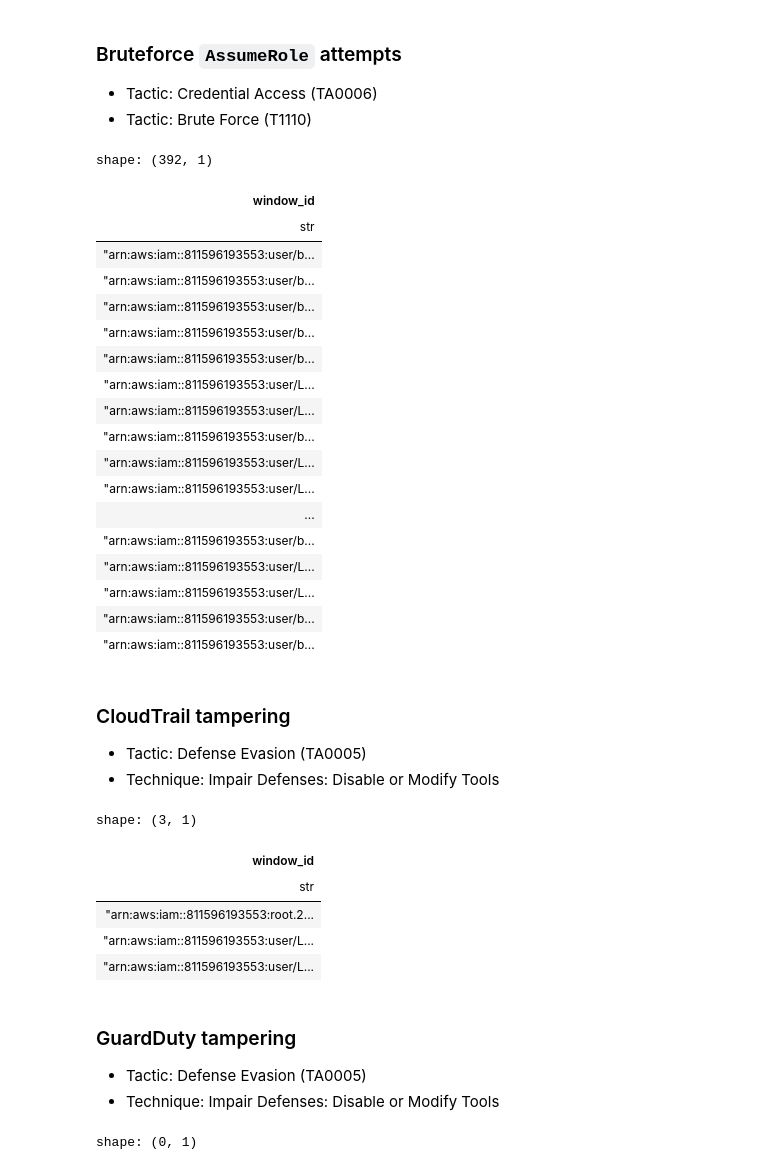
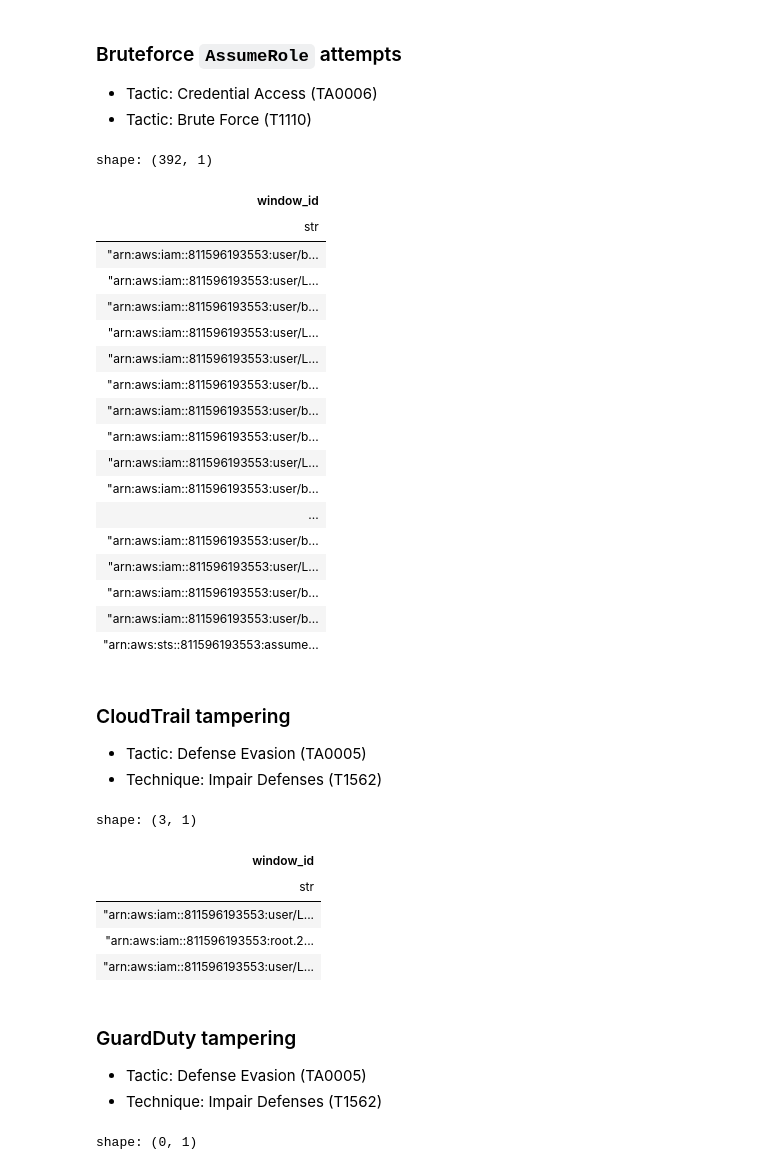
Before and after one commit to TracecatHQ/hunts, a Jupyter notebook: notebooks/aws_flaws.ipynb, the cells around one changed output. Cells and saved outputs as stored; diff of their text form; code cells hidden in the pictures.

```diff
--- a/notebooks/aws_flaws.ipynb
+++ b/notebooks/aws_flaws.ipynb
@@ -314,3 +316,5 @@ shape: (189, 2)
+# %%
+DETECTION_RESULTS = {}
 # %% [markdown]
 ### Suspicious `userAgent`
 API request made from a suspicious `userAgent`.
@@ -366,6 +370,7 @@ query = (
     .unique()
 )
 result = query.collect(streaming=True)
+DETECTION_RESULTS["TA0004.T1078.root"] = result
 result
 # %% [output]
 shape: (40, 1)
@@ -403,6 +408,7 @@ query = (
     .unique()
 )
 result = query.collect(streaming=True)
+DETECTION_RESULTS["TA0006.T11100.sign_in_errors"] = result
 result
 # %% [output]
 shape: (6, 1)
@@ -426,6 +432,7 @@ query = (
     .unique()
 )
 result = query.collect(streaming=True)
+DETECTION_RESULTS["TA0006.T1528.secrets_manager"] = result
 result
 # %% [output]
 shape: (1, 1)
@@ -439,45 +446,46 @@ shape: (1, 1)
 # %%
 event_blacklist =  [
     "AssumeRole",
     "AssumeRoleWithSAML",
     "AssumeRoleWithWebIdentity"
 ]
 query = (
     data.lazy()
     .filter(
         (pl.col("eventSource").str.contains("sts.amazonaws.com")) &
         (pl.col("eventName").str.contains("|".join(event_blacklist))) &
         (pl.col("errorCode").str.contains("Denied"))
     )
     .select("window_id")
     .unique()
 )
 result = query.collect(streaming=True)
+DETECTION_RESULTS["TA0006.T1110.brute_assume_role"] = result
 result
 # %% [output]
 shape: (392, 1)
 | window_id |
 | str |
 | "arn:aws:iam::811596193553:user/b... |
-| "arn:aws:iam::811596193553:user/b... |
-| "arn:aws:iam::811596193553:user/b... |
-| "arn:aws:iam::811596193553:user/b... |
-| "arn:aws:iam::811596193553:user/b... |
 | "arn:aws:iam::811596193553:user/L... |
-| "arn:aws:iam::811596193553:user/L... |
-| "arn:aws:iam::811596193553:user/b... |
-| "arn:aws:iam::811596193553:user/L... |
-| "arn:aws:iam::811596193553:user/L... |
-| ... |
 | "arn:aws:iam::811596193553:user/b... |
 | "arn:aws:iam::811596193553:user/L... |
 | "arn:aws:iam::811596193553:user/L... |
 | "arn:aws:iam::811596193553:user/b... |
 | "arn:aws:iam::811596193553:user/b... |
+| "arn:aws:iam::811596193553:user/b... |
+| "arn:aws:iam::811596193553:user/L... |
+| "arn:aws:iam::811596193553:user/b... |
+| ... |
+| "arn:aws:iam::811596193553:user/b... |
+| "arn:aws:iam::811596193553:user/L... |
+| "arn:aws:iam::811596193553:user/b... |
+| "arn:aws:iam::811596193553:user/b... |
+| "arn:aws:sts::811596193553:assume... |
 # %% [markdown]
 ### CloudTrail tampering
 - Tactic: Defense Evasion (TA0005)
-- Technique: Impair Defenses: Disable or Modify Tools
+- Technique: Impair Defenses (T1562)
 # %%
 event_blacklist =  [
     "DeleteTrail",
@@ -491,18 +499,19 @@ query = (
     .unique()
 )
 result = query.collect(streaming=True)
+DETECTION_RESULTS["TA0005.T1562.cloudtrail"] = result
 result
 # %% [output]
 shape: (3, 1)
 | window_id |
 | str |
+| "arn:aws:iam::811596193553:user/L... |
 | "arn:aws:iam::811596193553:root.2... |
 | "arn:aws:iam::811596193553:user/L... |
-| "arn:aws:iam::811596193553:user/L... |
 # %% [markdown]
 ### GuardDuty tampering
 - Tactic: Defense Evasion (TA0005)
-- Technique: Impair Defenses: Disable or Modify Tools
+- Technique: Impair Defenses (T1562)
 # %%
 event_blacklist =  [
     "DeleteDetector",
```
Also changed, not shown: parts of 20 cells of this notebook.
